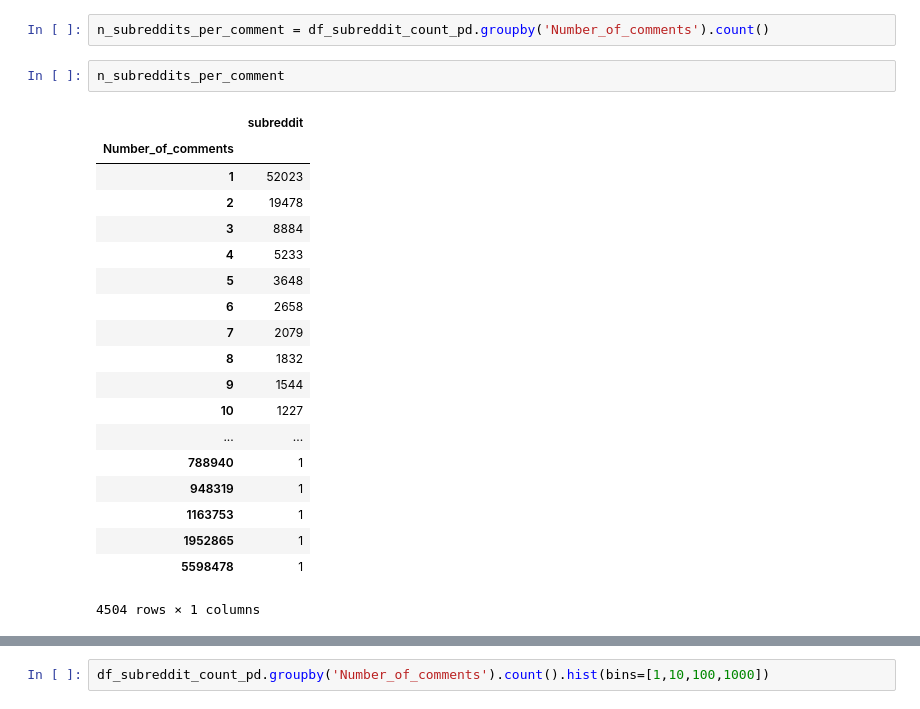
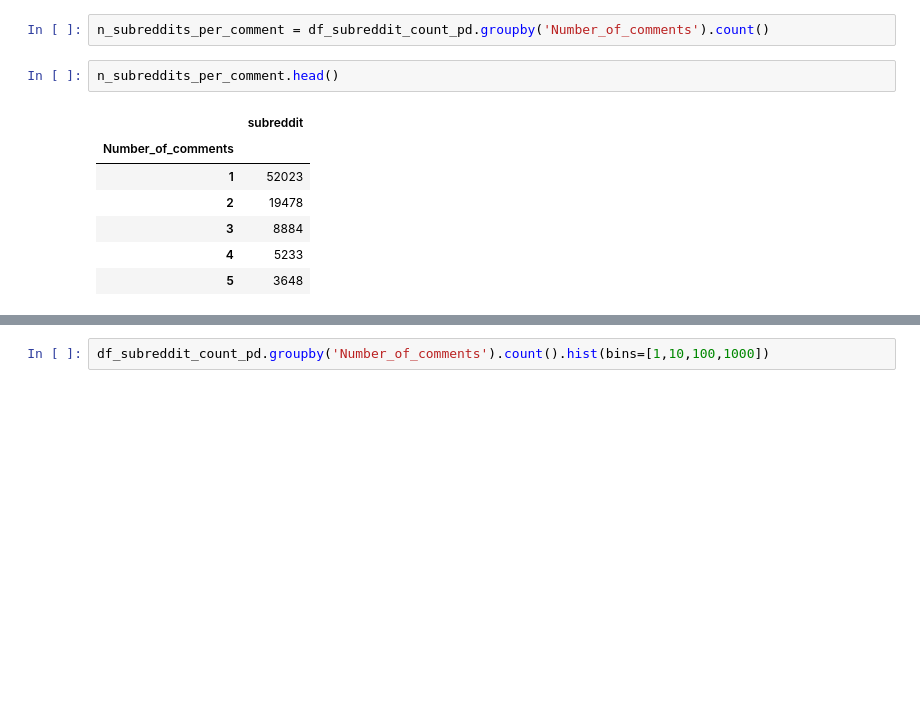
Before and after one commit to VashMKS/ada-project, a Jupyter notebook: Milestone 2.ipynb, the cells around one changed output, grey strips where cells are left out. Cells and saved outputs as stored; diff of their text form; blank space fills up the shorter version.

```diff
--- a/Milestone 2.ipynb
+++ b/Milestone 2.ipynb
@@ -378,24 +385,12 @@ df_subreddit_count_pd = df_subreddit_count.toPandas()
 # %%
 n_subreddits_per_comment = df_subreddit_count_pd.groupby('Number_of_comments').count()
 # %%
-n_subreddits_per_comment
+n_subreddits_per_comment.head()
 # %% [output]
 |  | subreddit |
 | Number_of_comments |  |
 | 1 | 52023 |
 | 2 | 19478 |
 | 3 | 8884 |
 | 4 | 5233 |
 | 5 | 3648 |
-| 6 | 2658 |
-| 7 | 2079 |
-| 8 | 1832 |
-| 9 | 1544 |
-| 10 | 1227 |
-| ... | ... |
-| 788940 | 1 |
-| 948319 | 1 |
-| 1163753 | 1 |
-| 1952865 | 1 |
-| 5598478 | 1 |
-4504 rows × 1 columns
```
Also changed, not shown: parts of 50 cells of this notebook.
